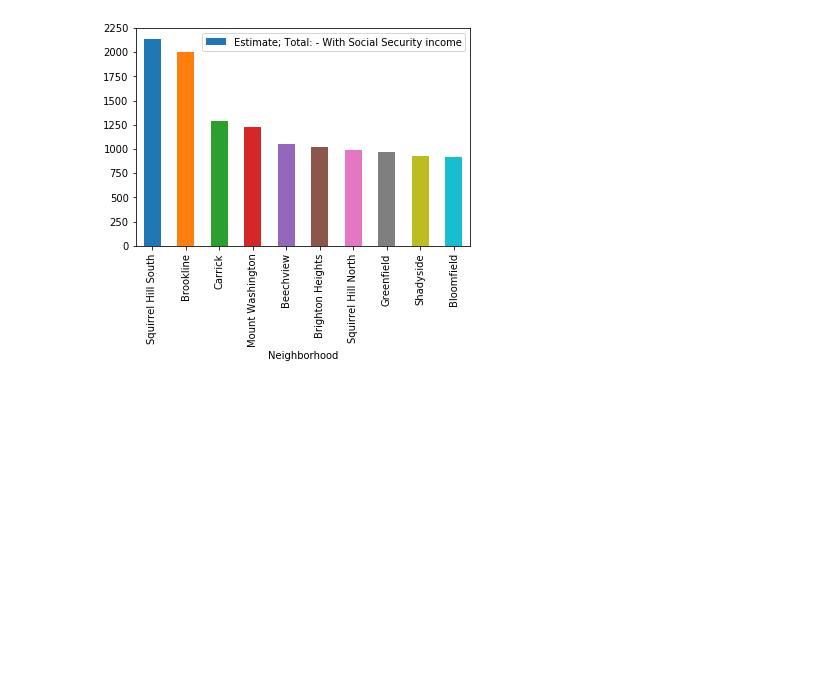
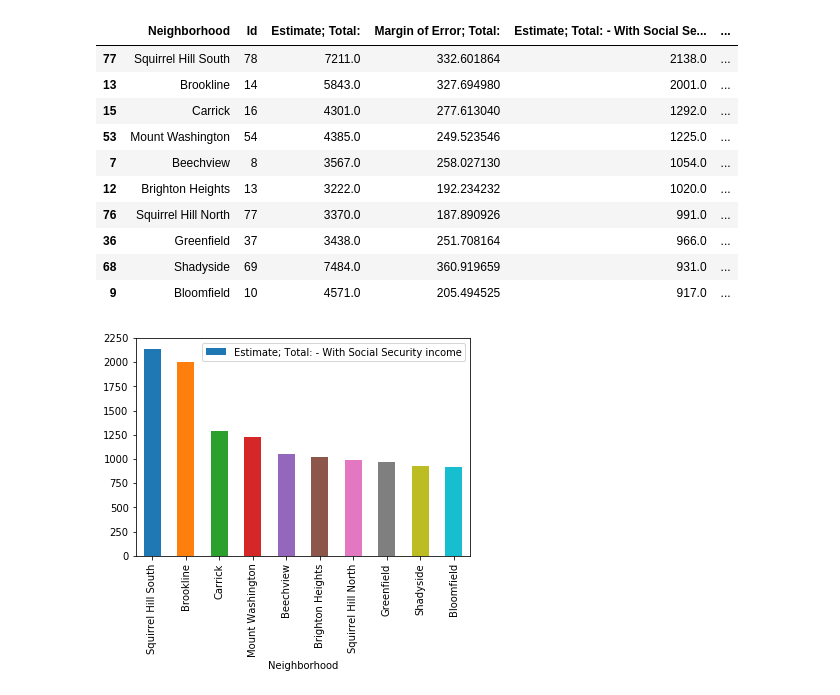
Before and after one commit to tylerjglass/Final-Project, a Jupyter notebook: medium income (1).ipynb, the cells around one changed output. Saved outputs shown, nothing was run; the diff lists cells and outputs as text; code cells hidden in the pictures; blank space fills up the shorter version.

```diff
--- a/medium income (1).ipynb
+++ b/medium income (1).ipynb
@@ -9,7 +9,20 @@ ssl._create_default_https_context = ssl._create_unverified_context
 # %%
 pgh_SNAP_data = pd.read_csv("https://data.wprdc.org/dataset/5b18c198-474c-4723-b735-cc5220ad43cc/resource/a071ae20-0510-4e3d-b388-c79ac5200c5a/download/social-security-income-in-the-past-12-months-for-households.csv")
 
 df = pgh_SNAP_data.sort_values(by='Estimate; Total: - With Social Security income', ascending = False).head(10)
+df
+# %% [output]
+|  | Neighborhood | Id | Estimate; Total: | Margin of Error; Total: | Estimate; Total: - With Social Se... | ... |
+| 77 | Squirrel Hill South | 78 | 7211.0 | 332.601864 | 2138.0 | ... |
+| 13 | Brookline | 14 | 5843.0 | 327.694980 | 2001.0 | ... |
+| 15 | Carrick | 16 | 4301.0 | 277.613040 | 1292.0 | ... |
+| 53 | Mount Washington | 54 | 4385.0 | 249.523546 | 1225.0 | ... |
+| 7 | Beechview | 8 | 3567.0 | 258.027130 | 1054.0 | ... |
+| 12 | Brighton Heights | 13 | 3222.0 | 192.234232 | 1020.0 | ... |
+| 76 | Squirrel Hill North | 77 | 3370.0 | 187.890926 | 991.0 | ... |
+| 36 | Greenfield | 37 | 3438.0 | 251.708164 | 966.0 | ... |
+| 68 | Shadyside | 69 | 7484.0 | 360.919659 | 931.0 | ... |
+| 9 | Bloomfield | 10 | 4571.0 | 205.494525 | 917.0 | ... |
 # %%
 df.plot(kind='bar',x='Neighborhood',y='Estimate; Total: - With Social Security income')
 plt.show()
```
Also changed, not shown: parts of 7 cells of this notebook.
